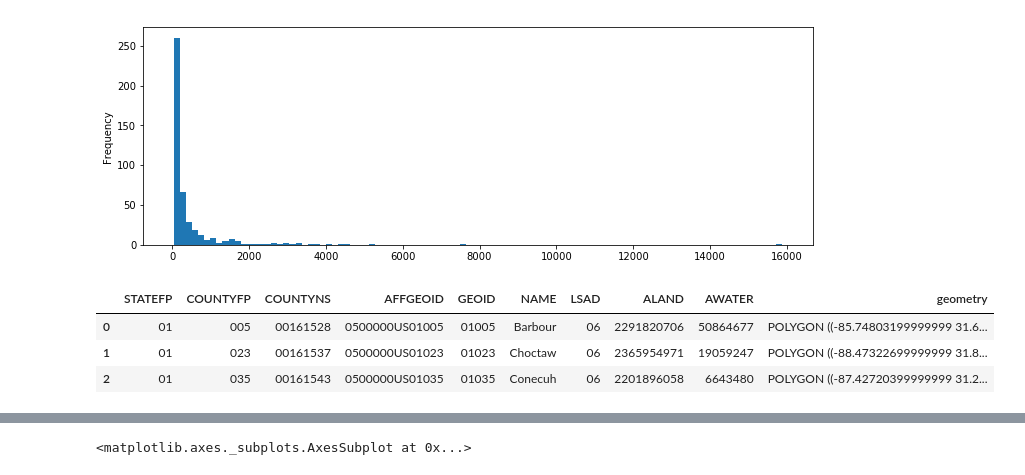
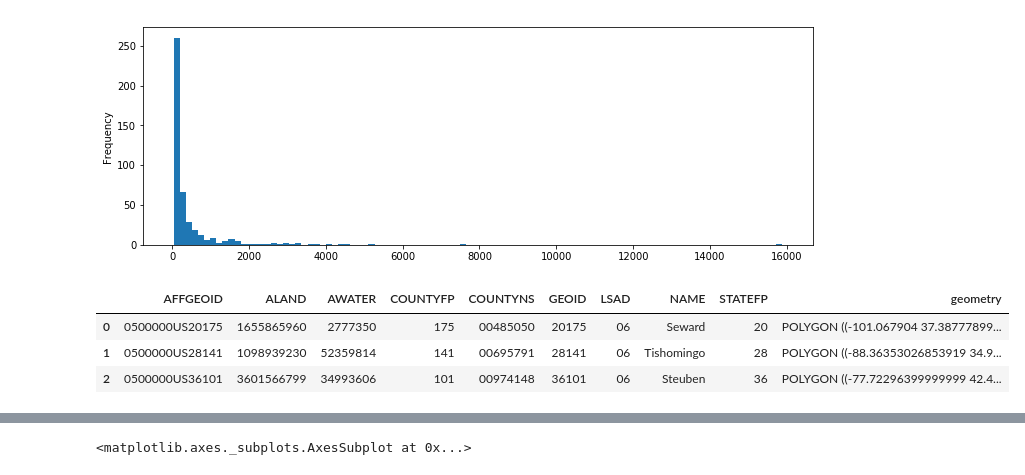
Before and after one commit to stoneyv/cbsa_plot, a Jupyter notebook: python/notebooks/cbsa_cbp_ecommerce_2015.ipynb, the cells around one changed output, grey strips where cells are left out. Saved outputs shown, nothing was run; the diff lists cells and outputs as text; code cells hidden in the pictures.

```diff
--- a/python/notebooks/cbsa_cbp_ecommerce_2015.ipynb
+++ b/python/notebooks/cbsa_cbp_ecommerce_2015.ipynb
@@ -68,12 +64,12 @@ ecom_co_gt39_df['EMP'].plot.hist(bins=100, figsize=(12,4))
 <matplotlib.axes._subplots.AxesSubplot at 0x...>
 [figure]
 # %%
-cb_2015_us_county = '../../data/shapefiles/cb_2015_us_county_500k/cb_2015_us_county_500k.shp'
+cb_2015_us_county = '../../data/shapefiles/cb_2015_us_county_20m/cb_2015_us_county_20m.shp'
 us_county_df = gpd.read_file(cb_2015_us_county)
 us_county_df.head(3)
 # %% [output]
-|  | STATEFP | COUNTYFP | COUNTYNS | AFFGEOID | GEOID | NAME | LSAD | ALAND | AWATER | geometry |
-| 0 | 01 | 005 | 00161528 | 0500000US01005 | 01005 | Barbour | 06 | 2291820706 | 50864677 | POLYGON ((-85.74803199999999 31.6... |
-| 1 | 01 | 023 | 00161537 | 0500000US01023 | 01023 | Choctaw | 06 | 2365954971 | 19059247 | POLYGON ((-88.47322699999999 31.8... |
-| 2 | 01 | 035 | 00161543 | 0500000US01035 | 01035 | Conecuh | 06 | 2201896058 | 6643480 | POLYGON ((-87.42720399999999 31.2... |
+|  | AFFGEOID | ALAND | AWATER | COUNTYFP | COUNTYNS | GEOID | LSAD | NAME | STATEFP | geometry |
+| 0 | 0500000US20175 | 1655865960 | 2777350 | 175 | 00485050 | 20175 | 06 | Seward | 20 | POLYGON ((-101.067904 37.38777899... |
+| 1 | 0500000US28141 | 1098939230 | 52359814 | 141 | 00695791 | 28141 | 06 | Tishomingo | 28 | POLYGON ((-88.36353026853919 34.9... |
+| 2 | 0500000US36101 | 3601566799 | 34993606 | 101 | 00974148 | 36101 | 06 | Steuben | 36 | POLYGON ((-77.72296399999999 42.4... |
 # %%
```
Also changed, not shown: parts of 8 cells of this notebook, 1 other file.
